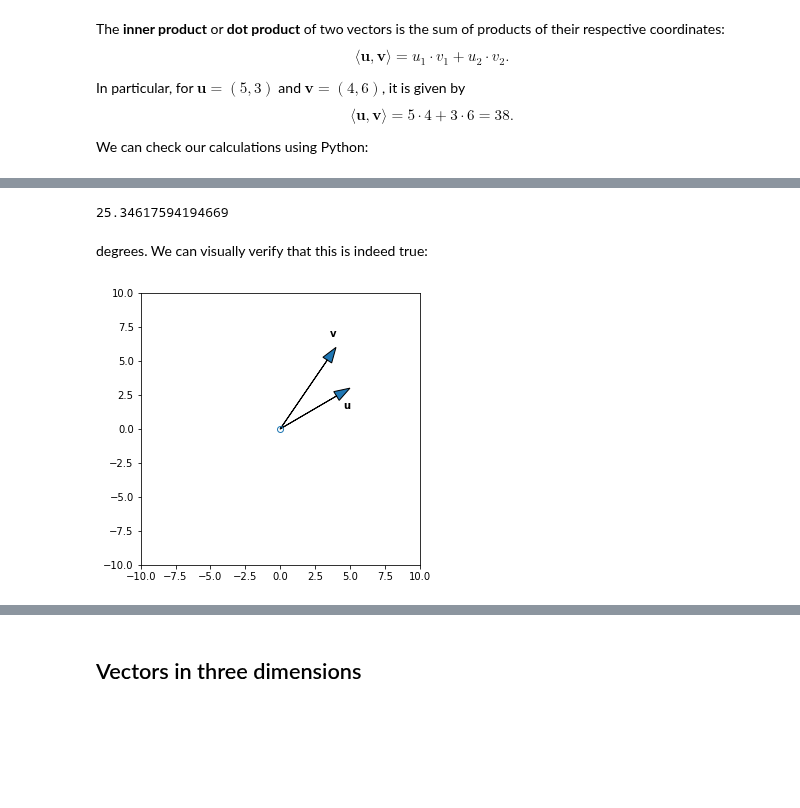
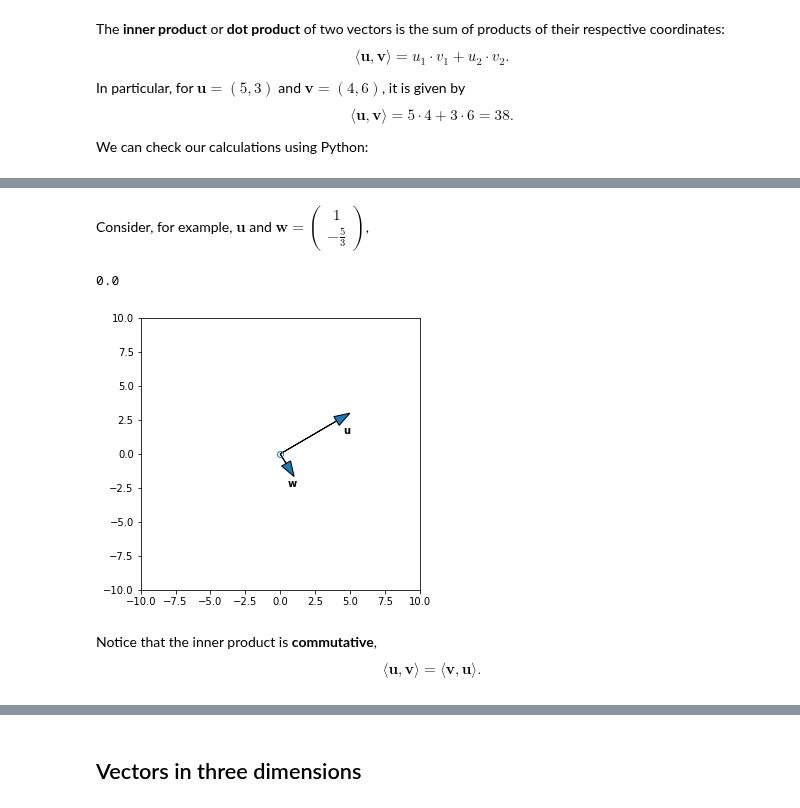
Before and after one commit to thalesians/tsa, a Jupyter notebook: src/jupyter/python/foundations/linear-algebra.ipynb, the cells around one changed output, grey strips where cells are left out. Saved outputs shown, nothing was run; the diff lists cells and outputs as text; code cells hidden in the pictures; blank space fills up the shorter version.

```diff
--- a/src/jupyter/python/foundations/linear-algebra.ipynb
+++ b/src/jupyter/python/foundations/linear-algebra.ipynb
@@ -339,19 +343,23 @@ radians or
-# %%
-0.44237422297674489 / np.pi * 180.
-# %% [output]
-25.34617594194669
-# %% [markdown]
-degrees. We can visually verify that this is indeed true:
+# %% [markdown]
+Consider, for example, $\mathbf{u}$ and $\mathbf{w} = \begin{pmatrix} 1 \\ -\frac{5}{3} \end{pmatrix}$,
+# %%
+u = np.array([5, 3])
+w = np.array([1, -5./3.])
+# %%
+np.dot(u, w)
+# %% [output]
+0.0
 # %%
-u = np.array((5, 3))
-v = np.array((4, 6))
 plt.figure(figsize=(5, 5))
 plt.plot(0, 0, 'o', markerfacecolor='none')
 plt.arrow(0, 0, u[0], u[1], head_width=.75, length_includes_head=True)
 plt.annotate('$\mathbf{u}$', u + (-.5, -1.5))
-plt.arrow(0, 0, v[0], v[1], head_width=.75, length_includes_head=True)
-plt.annotate('$\mathbf{v}$', v + (-.5, .75))
+plt.arrow(0, 0, w[0], w[1], head_width=.75, length_includes_head=True)
+plt.annotate('$\mathbf{w}$', w + (-.5, -.75))
 plt.xlim(-10, 10)
 plt.ylim(-10, 10);
 # %% [output]
-[figure, old version]
+[figure, new version]
+# %% [markdown]
+Notice that the inner product is **commutative**,
+$$\langle \mathbf{u}, \mathbf{v} \rangle = \langle \mathbf{v}, \mathbf{u} \rangle.$$
```
Also changed, not shown: parts of 104 cells of this notebook.
